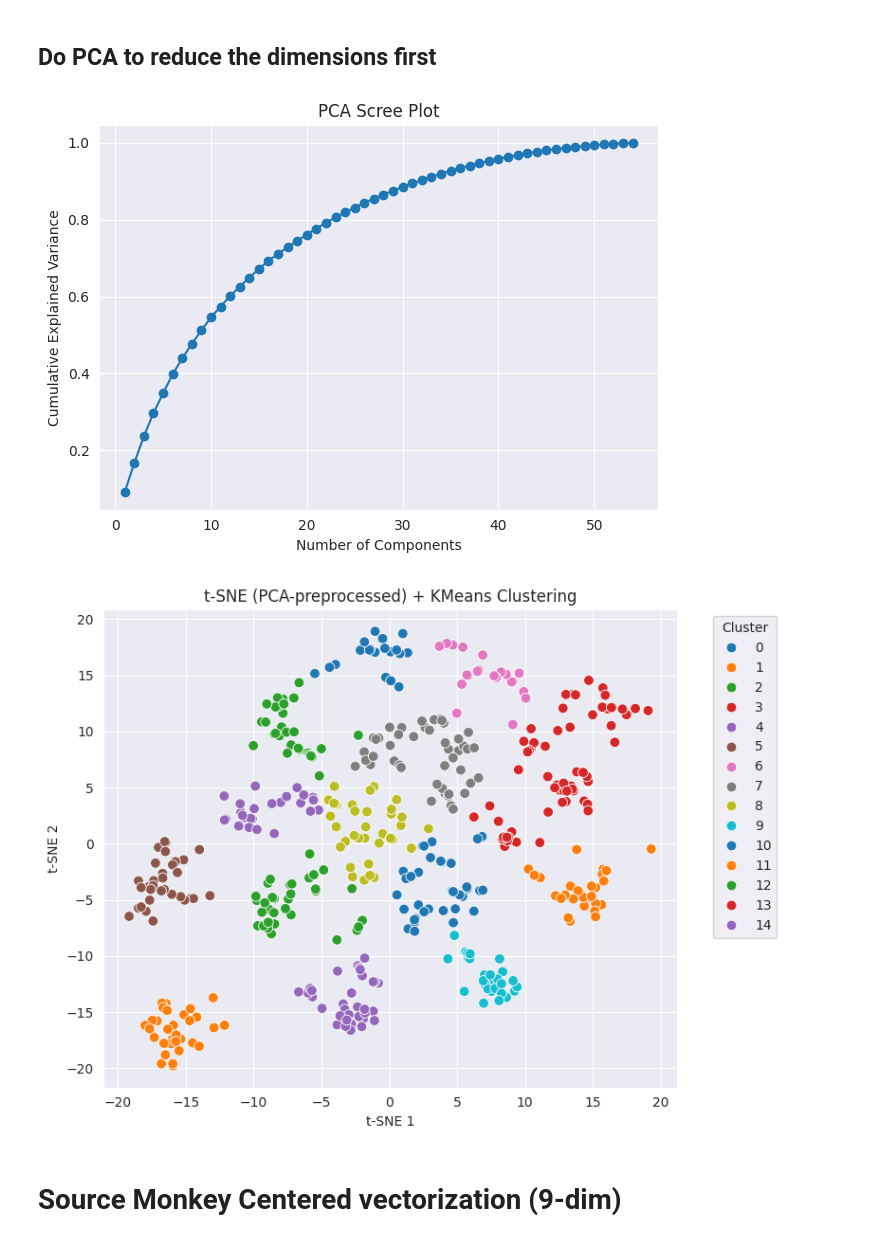
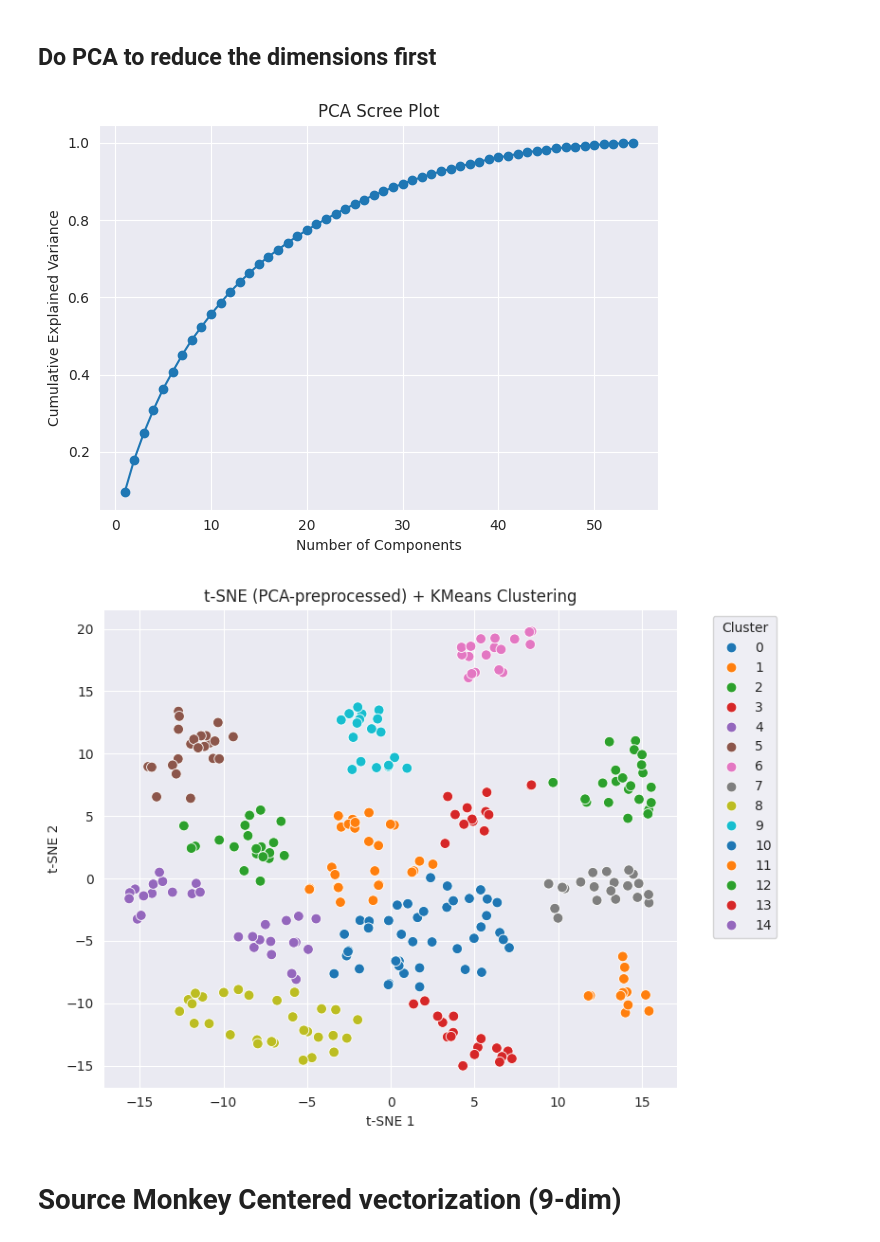
Before and after one commit to EdConnorLab/Julie, a Jupyter notebook: notebooks/zombies_post_directional_lin_reg_analysis/general.ipynb, the cells around one changed output. Drawn from its saved outputs; the diff is of its cells as text; code cells hidden in the pictures.

Commit message:
running everything again after filtering for good neurons

```diff
--- a/notebooks/zombies_post_directional_lin_reg_analysis/general.ipynb
+++ b/notebooks/zombies_post_directional_lin_reg_analysis/general.ipynb
@@ -20,7 +20,7 @@ from sklearn.preprocessing import StandardScaler
 The autoreload extension is already loaded. To reload it, use:
   %reload_ext autoreload
 # %%
-significant_results = pd.read_pickle('/home/connorlab/Documents/GitHub/Julie/Cortana/analysis_results/directional_linear_regression_on_single_neurons_zscored_beh_mat.pkl')
+significant_results = pd.read_pickle('/home/connorlab/Documents/GitHub/Julie/Cortana/analysis_results/good_neurons_directional_linear_regression_on_single_neurons.pkl')
 significant_results = significant_results[significant_results['p_value'] < 0.05]
 print(significant_results.shape)
 print(significant_results['NeuronID'].nunique())
@@ -386,32 +386,32 @@ plt.grid(True)
 plt.tight_layout()
 plt.show()
 # %% [output]
-[figure, old version]
+[figure, new version]
 # %%
 # Step 3: Keep N components based on scree plot
-n_components = 22  # Example, pick based on where curve levels off
+n_components = 20  # Example, pick based on where curve levels off
 pca = PCA(n_components=n_components)
 pca_reduced = pca.fit_transform(pivot_df)
 
 # Step 4: t-SNE on PCA-reduced data
-tsne = TSNE(n_components=2, perplexity=40, random_state=42, init='pca')
+tsne = TSNE(n_components=2, perplexity=30, random_state=42, init='pca')
 tsne_coords = tsne.fit_transform(pca_reduced)
 
 # Step 5: KMeans clustering
 kmeans = KMeans(n_clusters=15, random_state=42, n_init=30)
 cluster_labels = kmeans.fit_predict(tsne_coords)
 
 # Step 6: Plot
 plt.figure(figsize=(8, 6))
 sns.scatterplot(x=tsne_coords[:, 0], y=tsne_coords[:, 1], hue=cluster_labels, palette='tab10', s=60)
 plt.title("t-SNE (PCA-preprocessed) + KMeans Clustering")
 plt.xlabel("t-SNE 1")
 plt.ylabel("t-SNE 2")
 plt.legend(title="Cluster", bbox_to_anchor=(1.05, 1), loc='upper left')
 plt.tight_layout()
 plt.show()
 # %% [output]
-[figure, old version]
+[figure, new version]
 # %% [markdown]
 # Source Monkey Centered vectorization (9-dim)
 # %%
```
Also changed, not shown: parts of 21 cells of this notebook, 4 other files.
